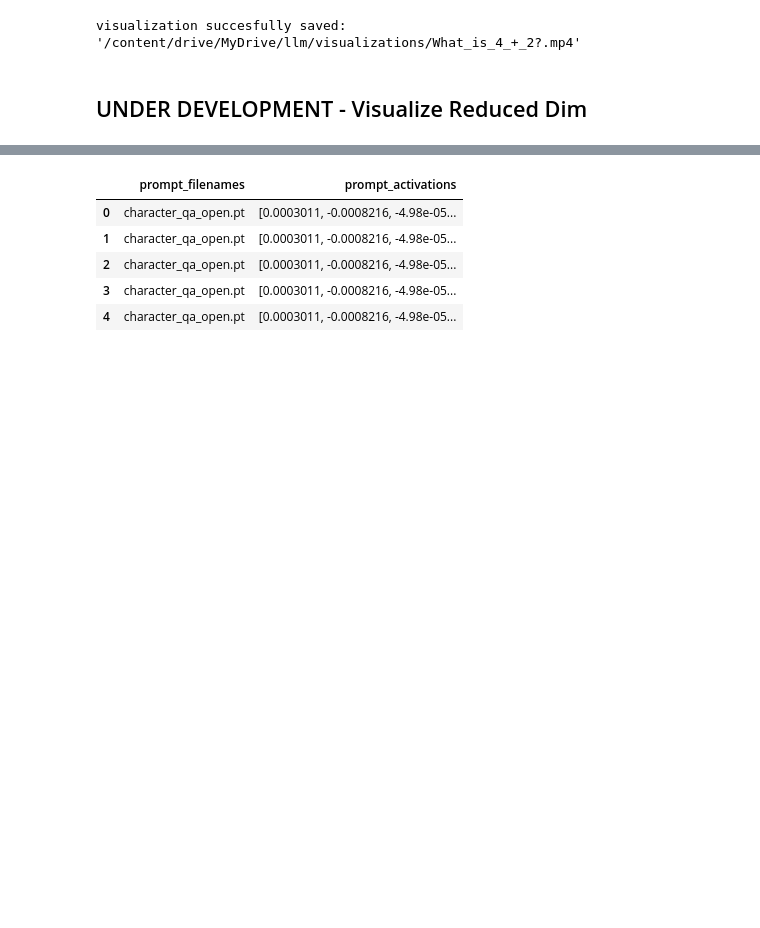
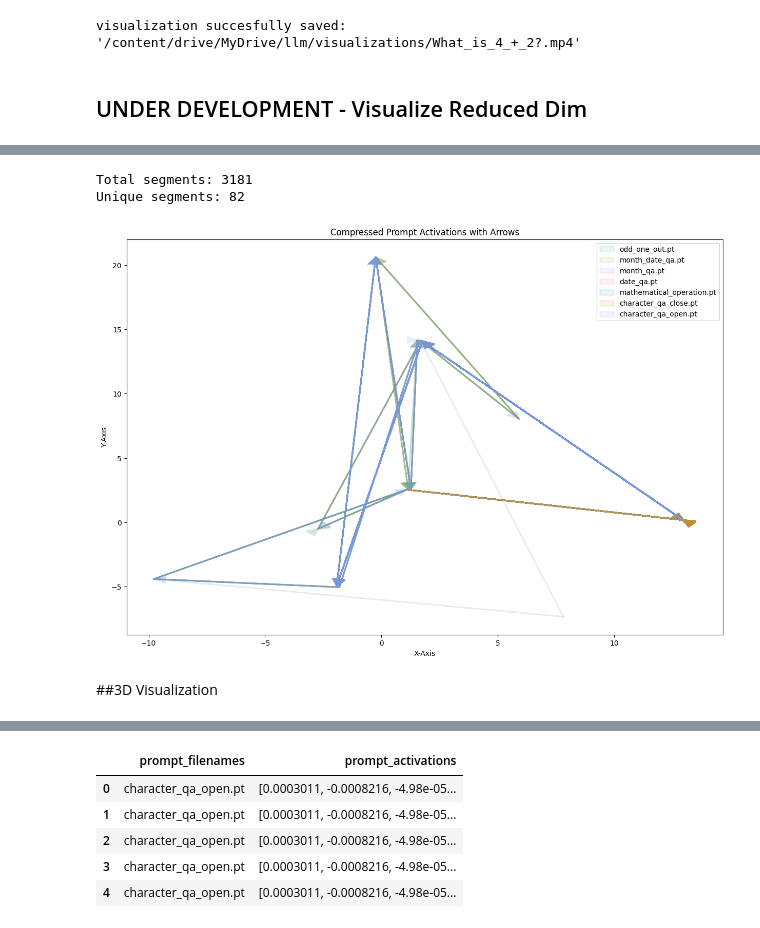
Before and after one commit to mitmedialab/Society-of-Neurons, a Jupyter notebook: Notebooks/ActivationsToVisual.ipynb, the cells around one changed output, grey strips where cells are left out. Cells and saved outputs as stored; diff of their text form; code cells hidden in the pictures; blank space fills up the shorter version.

```diff
--- a/Notebooks/ActivationsToVisual.ipynb
+++ b/Notebooks/ActivationsToVisual.ipynb
@@ -264,0 +333,5 @@ Question_142_character_qa_open.pt
+# %%
+# activations = activations.to_numpy()
+# Apply UMAP to compress dimensions to 2D
+reducer = umap.UMAP(n_components=2, n_neighbors=2)
+umap_result = reducer.fit_transform(activations)
@@ -264,0 +346,9 @@ Question_142_character_qa_open.pt
+# %%
+#Mapped to original all prompt structure, array of tokens of arrays of activations
+compressed_all_prompt_activations = []
+
+start_idx=0
+for prompt in all_prompt_activations:
+  tokens = len(prompt)
+  compressed_prompt = umap_result[start_idx:tokens]
+  compressed_all_prompt_activations.append(compressed_prompt)
@@ -264,0 +359,51 @@ Question_142_character_qa_open.pt
+# %%
+def generate_color_map(unique_elements, alpha=0.1):
+    color_palette = sns.color_palette('husl', len(unique_elements))
+    color_map = {key: (r, g, b, alpha) for key, (r, g, b) in zip(unique_elements, color_palette)}
+    return color_map
+
+
+unique_filenames = set(all_prompt_filenames)
+color_map = generate_color_map(unique_filenames)
+
+# Set the plot size and resolution
+plt.figure(figsize=(15, 10), dpi=100)
+
+# Initialize the counters
+segment_count = 0
+unique_segments = set()
+
+# Draw the arrows with thickness and opacity
+for i, (filename, line) in enumerate(zip(all_prompt_filenames, compressed_all_prompt_activations)):
+    for j in range(len(line) - 1):
+        start_x, start_y = line[j]
+        end_x, end_y = line[j+1]
+        dx, dy = end_x - start_x, end_y - start_y
+        segment_count += 1
+        unique_segments.add((filename, (start_x, start_y), (end_x, end_y)))
+        if j == len(line) - 2:
+            plt.arrow(start_x, start_y, dx, dy, color=color_map[filename], label=filename, length_includes_head=True, head_width=0.5, head_length=0.5, linewidth=2)
+        else:
+            plt.plot([start_x, end_x], [start_y, end_y], color=color_map[filename], linewidth=2)
+
+
+# Print the segment counts
+print(f"Total segments: {segment_count}")
+print(f"Unique segments: {len(unique_segments)}")
+
+plt.xlabel('X-Axis')
+plt.ylabel('Y-Axis')
+plt.title('Compressed Prompt Activations with Arrows')
+
+# Add legend and remove duplicates
+handles, labels = plt.gca().get_legend_handles_labels()
+by_label = dict(zip(labels, handles))
+plt.legend(by_label.values(), by_label.keys())
+
+plt.show()
+# %% [output]
+Total segments: 3181
+Unique segments: 82
+[figure, added]
+# %% [markdown]
+##3D Visualization
```
Also changed, not shown: parts of 23 cells of this notebook.
